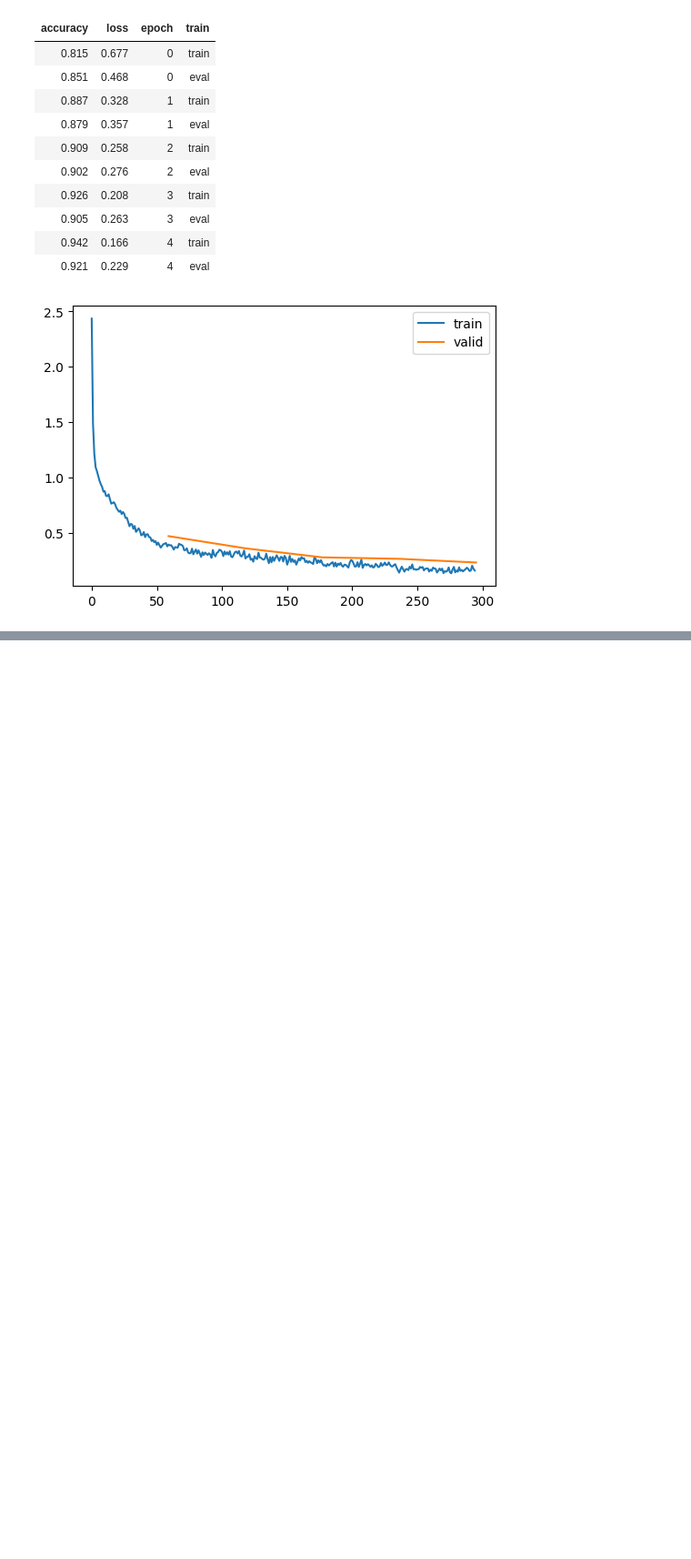
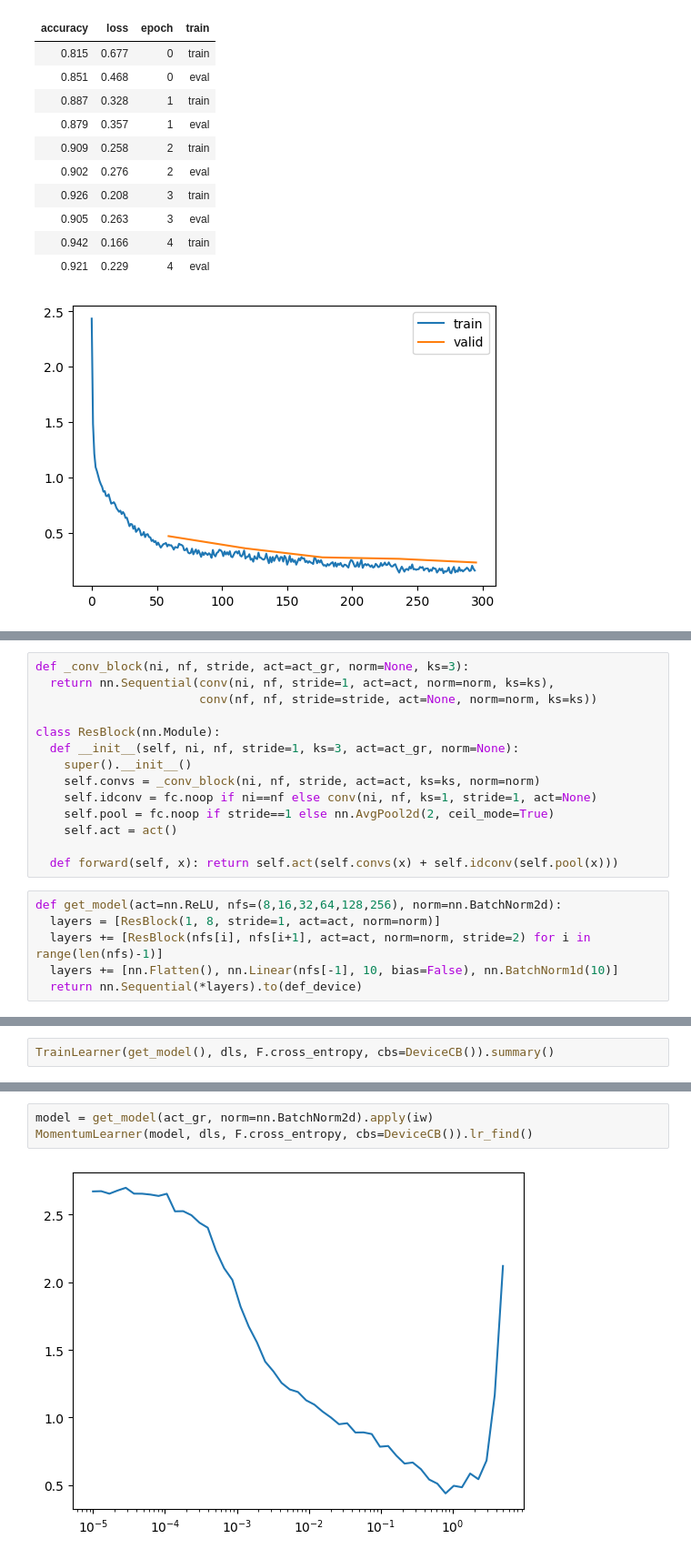
Before and after one commit to satani99/fastai_22_2, a Jupyter notebook: resnet.ipynb, the cells around one changed output, grey strips where cells are left out. Shown: that part at 91% size. Cells and saved outputs as stored; diff of their text form; blank space fills up the shorter version.

```diff
--- a/resnet.ipynb
+++ b/resnet.ipynb
@@ -124,0 +122,20 @@ learn.fit(epochs)
+# %%
+def _conv_block(ni, nf, stride, act=act_gr, norm=None, ks=3):
+  return nn.Sequential(conv(ni, nf, stride=1, act=act, norm=norm, ks=ks),
+                       conv(nf, nf, stride=stride, act=None, norm=norm, ks=ks))
+
+class ResBlock(nn.Module):
+  def __init__(self, ni, nf, stride=1, ks=3, act=act_gr, norm=None):
+    super().__init__()
+    self.convs = _conv_block(ni, nf, stride, act=act, ks=ks, norm=norm)
+    self.idconv = fc.noop if ni==nf else conv(ni, nf, ks=1, stride=1, act=None)
+    self.pool = fc.noop if stride==1 else nn.AvgPool2d(2, ceil_mode=True)
+    self.act = act()
+
+  def forward(self, x): return self.act(self.convs(x) + self.idconv(self.pool(x)))
+# %%
+def get_model(act=nn.ReLU, nfs=(8,16,32,64,128,256), norm=nn.BatchNorm2d):
+  layers = [ResBlock(1, 8, stride=1, act=act, norm=norm)]
+  layers += [ResBlock(nfs[i], nfs[i+1], act=act, norm=norm, stride=2) for i in range(len(nfs)-1)]
+  layers += [nn.Flatten(), nn.Linear(nfs[-1], 10, bias=False), nn.BatchNorm1d(10)]
+  return nn.Sequential(*layers).to(def_device)
@@ -124,0 +173,2 @@ learn.fit(epochs)
+# %%
+TrainLearner(get_model(), dls, F.cross_entropy, cbs=DeviceCB()).summary()
@@ -124,0 +188,5 @@ learn.fit(epochs)
+# %%
+model = get_model(act_gr, norm=nn.BatchNorm2d).apply(iw)
+MomentumLearner(model, dls, F.cross_entropy, cbs=DeviceCB()).lr_find()
+# %% [output]
+[figure, added]
```
Also changed, not shown: parts of 11 cells of this notebook.
